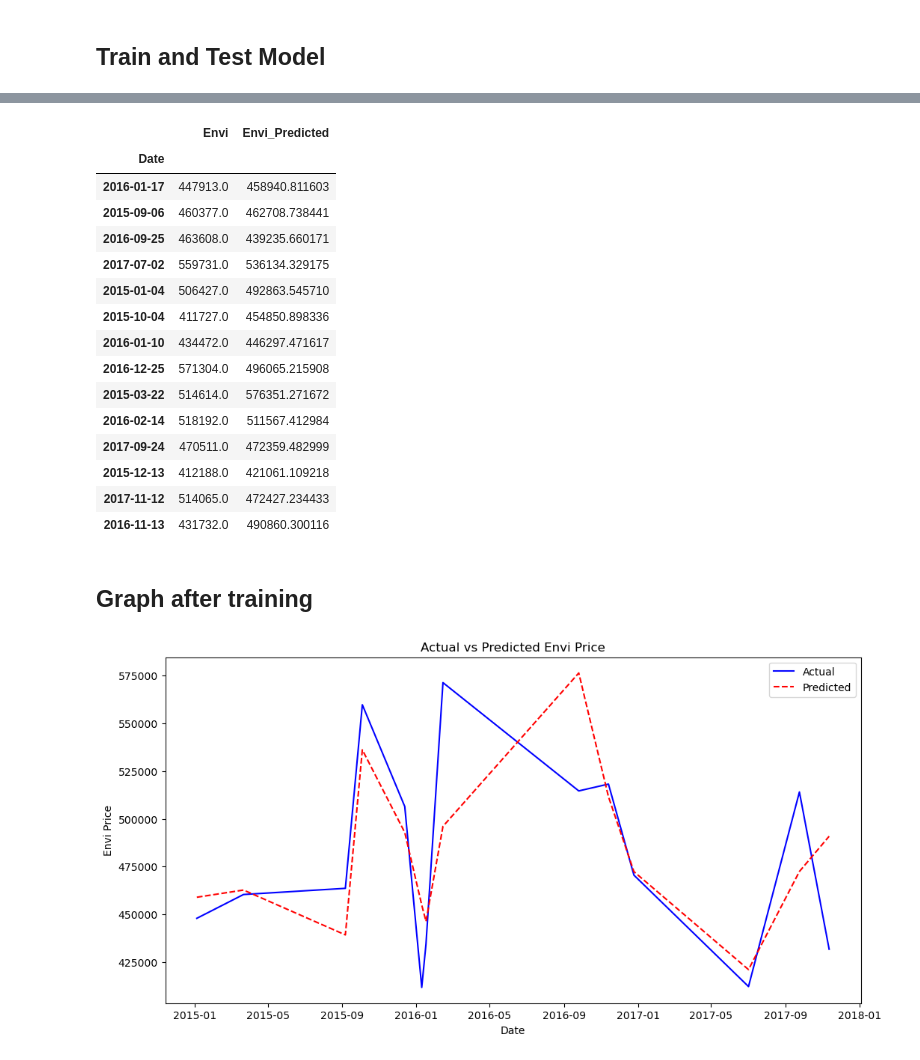
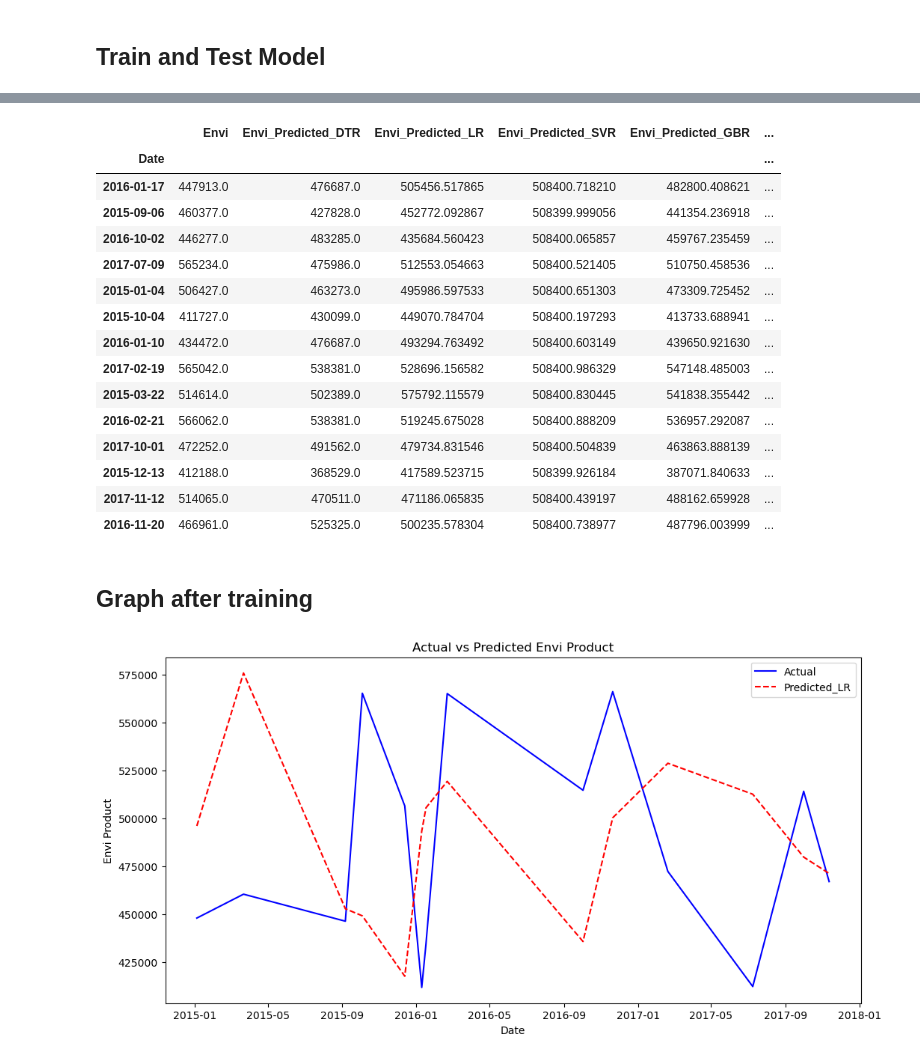
Before and after one commit to MaiWittawat/miniproject2-ai, a Jupyter notebook: envi/code.ipynb, the cells around one changed output, grey strips where cells are left out. Drawn from its saved outputs; the diff is of its cells as text; code cells hidden in the pictures.

```diff
--- a/envi/code.ipynb
+++ b/envi/code.ipynb
@@ -48,7 +48,8 @@ dtype: int64
 # %% [markdown]
 # Filter samples have over range
 # %%
-netherlands_dataset = netherlands_dataset[netherlands_dataset['Envi'] <= 580000] # best 580000
+# netherlands_dataset = netherlands_dataset[netherlands_dataset['Envi'] >= 300000] # best 580000
+netherlands_dataset = netherlands_dataset[netherlands_dataset['Envi'].between(300000, 580000)]
 netherlands_dataset
 # %% [output]
 |  | Date | Envi | region |
@@ -321,40 +366,42 @@ Mean Absolute Error: 27494.9775443279
 # %%
-# test.drop(['year', 'month', 'day', 'season', 'Date_ordinal', 'Envi_avg_next_5_days'], axis=1, inplace=True)
 test.drop(['year', 'month', 'day', 'season', 'Date_ordinal', 'Envi_avg_next_5_days'], axis=1, inplace=True)
 test
 # %% [output]
-|  | Envi | Envi_Predicted |
-| Date |  |  |
-| 2016-01-17 | 447913.0 | 458940.811603 |
-| 2015-09-06 | 460377.0 | 462708.738441 |
-| 2016-09-25 | 463608.0 | 439235.660171 |
-| 2017-07-02 | 559731.0 | 536134.329175 |
-| 2015-01-04 | 506427.0 | 492863.545710 |
-| 2015-10-04 | 411727.0 | 454850.898336 |
-| 2016-01-10 | 434472.0 | 446297.471617 |
-| 2016-12-25 | 571304.0 | 496065.215908 |
-| 2015-03-22 | 514614.0 | 576351.271672 |
-| 2016-02-14 | 518192.0 | 511567.412984 |
-| 2017-09-24 | 470511.0 | 472359.482999 |
-| 2015-12-13 | 412188.0 | 421061.109218 |
-| 2017-11-12 | 514065.0 | 472427.234433 |
-| 2016-11-13 | 431732.0 | 490860.300116 |
+|  | Envi | Envi_Predicted_DTR | Envi_Predicted_LR | Envi_Predicted_SVR | Envi_Predicted_GBR | ... |
+| Date |  |  |  |  |  | ... |
+| 2016-01-17 | 447913.0 | 476687.0 | 505456.517865 | 508400.718210 | 482800.408621 | ... |
+| 2015-09-06 | 460377.0 | 427828.0 | 452772.092867 | 508399.999056 | 441354.236918 | ... |
+| 2016-10-02 | 446277.0 | 483285.0 | 435684.560423 | 508400.065857 | 459767.235459 | ... |
+| 2017-07-09 | 565234.0 | 475986.0 | 512553.054663 | 508400.521405 | 510750.458536 | ... |
+| 2015-01-04 | 506427.0 | 463273.0 | 495986.597533 | 508400.651303 | 473309.725452 | ... |
+| 2015-10-04 | 411727.0 | 430099.0 | 449070.784704 | 508400.197293 | 413733.688941 | ... |
+| 2016-01-10 | 434472.0 | 476687.0 | 493294.763492 | 508400.603149 | 439650.921630 | ... |
+| 2017-02-19 | 565042.0 | 538381.0 | 528696.156582 | 508400.986329 | 547148.485003 | ... |
+| 2015-03-22 | 514614.0 | 502389.0 | 575792.115579 | 508400.830445 | 541838.355442 | ... |
+| 2016-02-21 | 566062.0 | 538381.0 | 519245.675028 | 508400.888209 | 536957.292087 | ... |
+| 2017-10-01 | 472252.0 | 491562.0 | 479734.831546 | 508400.504839 | 463863.888139 | ... |
+| 2015-12-13 | 412188.0 | 368529.0 | 417589.523715 | 508399.926184 | 387071.840633 | ... |
+| 2017-11-12 | 514065.0 | 470511.0 | 471186.065835 | 508400.439197 | 488162.659928 | ... |
+| 2016-11-20 | 466961.0 | 525325.0 | 500235.578304 | 508400.738977 | 487796.003999 | ... |
 # %% [markdown]
 ## Graph after training
 # %%
 test = test.sort_values(by='Date')
 
+y_pred_LR = test['Envi_Predicted_LR']
+
 plt.figure(figsize=(12, 6))
 plt.plot(test.index, y_test, label='Actual', color='blue')
-plt.plot(test.index, dt_pred, label='Predicted', color='red', linestyle='--')
+plt.plot(test.index, y_pred_LR, label='Predicted_LR', color='red', linestyle='--')
+
 plt.xlabel('Date')
 # plt.yscale('log')
-plt.ylabel('Envi Price')
-plt.title('Actual vs Predicted Envi Price')
+plt.ylabel('Envi Product')
+plt.title('Actual vs Predicted Envi Product')
 plt.legend()
 plt.show()
 # %% [output]
-[figure, old version]
+[figure, new version]
 # %%
 plt.figure(figsize=(12, 6))
 plt.plot(test.index, y_test, label='Actual', color='blue', marker='o')
```
Also changed, not shown: parts of 19 cells of this notebook, 4 other files.
